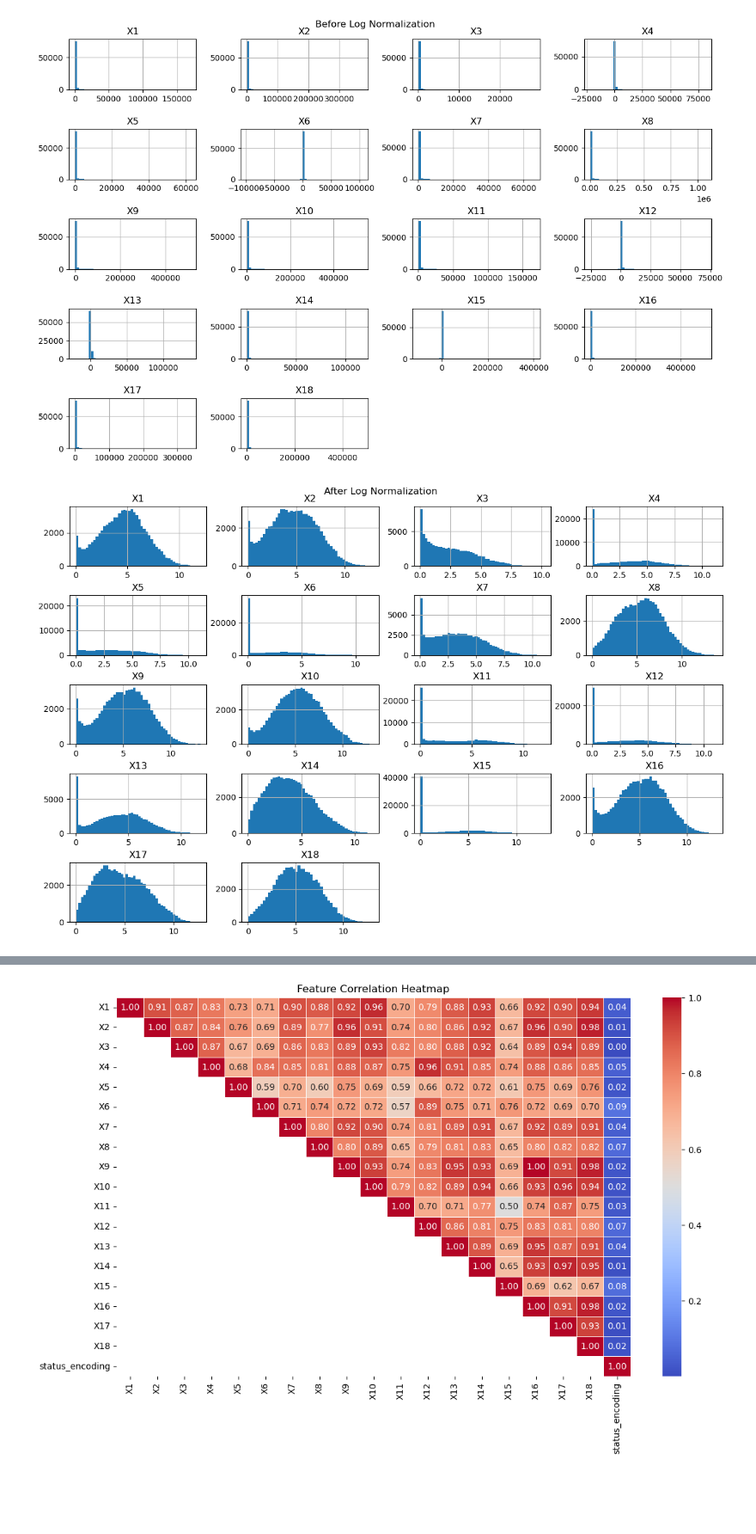
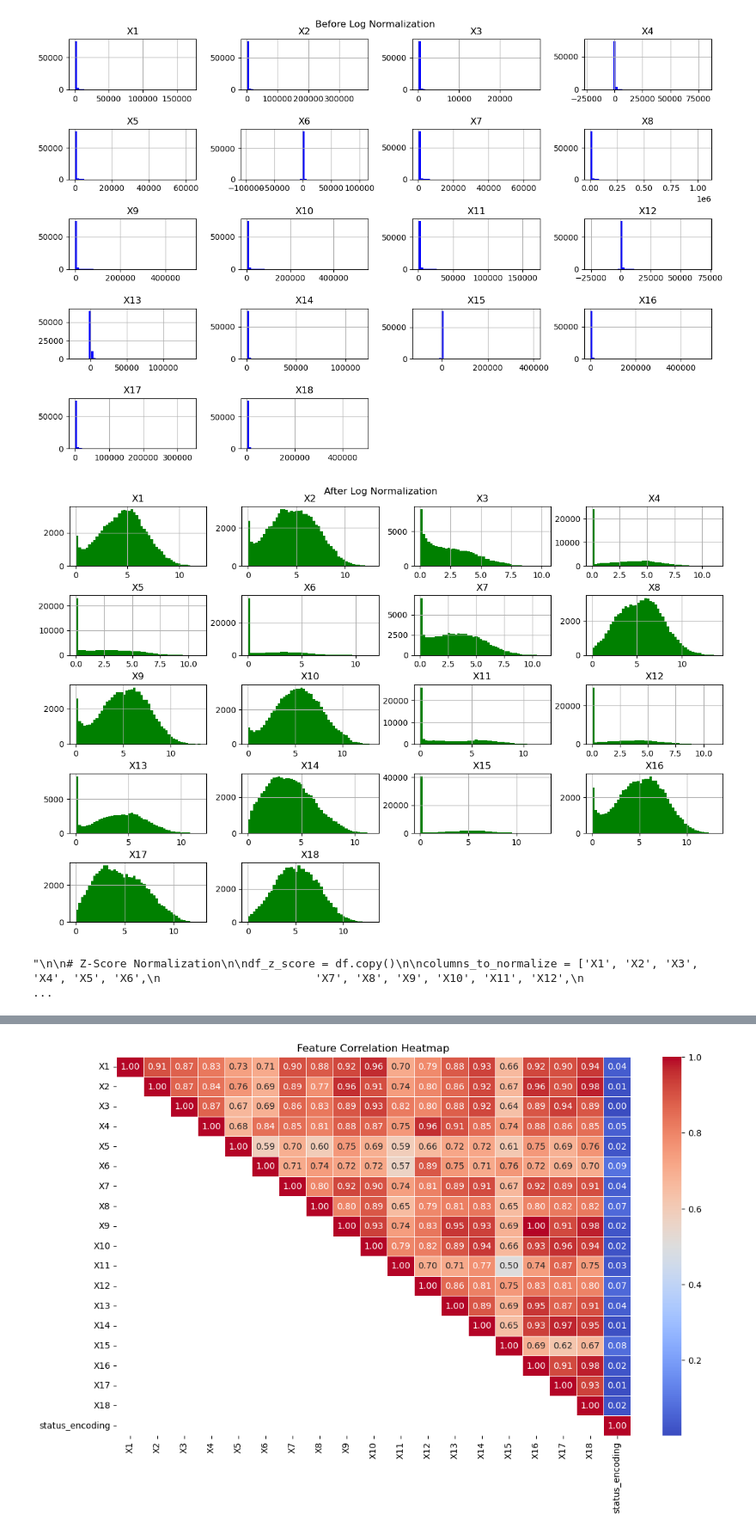
Before and after one commit to dovelover145/Bankruptcy-Prediction, a Jupyter notebook: bankruptcy_pred.ipynb, the cells around one changed output, grey strips where cells are left out. Shown at 86% size. Saved outputs shown, nothing was run; the diff lists cells and outputs as text; code cells hidden in the pictures; blank space fills up the shorter version.

```diff
--- a/bankruptcy_pred.ipynb
+++ b/bankruptcy_pred.ipynb
@@ -173,36 +194,68 @@ plt.show()
 # %%
 # Log Normalization (Works the Best Out of all the Normalization Techniques Used)
 
 df_log = df.copy()
 
 columns_to_normalize = ['X1', 'X2', 'X3', 'X4', 'X5', 'X6',
                        'X7', 'X8', 'X9', 'X10', 'X11', 'X12',
                        'X13', 'X14', 'X15', 'X16', 'X17', 'X18']
 
 # Visualize the data before applying the transformation
-df_log[columns_to_normalize].hist(bins=50, figsize=(12, 8))
+df_log[columns_to_normalize].hist(bins=50, figsize=(12, 8), color='blue')
 plt.suptitle('Before Log Normalization')
 plt.tight_layout(pad=0.5)
 plt.show()
 
 # Apply the log transformation
 for column in columns_to_normalize:
     df_log[column] = df_log[column].apply(lambda x: np.log1p(x) if x > 0 else 0)
 
 # Replace any remaining inf values with NaN
 df_log.replace([np.inf, -np.inf], np.nan, inplace=True)
 
 # Visualize the data after the transformation
-df_log[columns_to_normalize].hist(bins=50, figsize=(12, 8))
+df_log[columns_to_normalize].hist(bins=50, figsize=(12, 8), color='green')
 plt.suptitle('After Log Normalization')
 plt.tight_layout(pad=0.5)
 plt.show()
 
 # df is now the original dataframe with log-transformed values
 df = df_log
 # %% [output]
-[figure, old version]
+[figure, new version]
-[figure, old version]
+[figure, new version]
+# %%
+"""
+
+# Z-Score Normalization
+
+df_z_score = df.copy()
+
+columns_to_normalize = ['X1', 'X2', 'X3', 'X4', 'X5', 'X6',
+                       'X7', 'X8', 'X9', 'X10', 'X11', 'X12',
+                       'X13', 'X14', 'X15', 'X16', 'X17', 'X18']
+
+# Visualize the data before the transformation
+df_z_score[columns_to_normalize].hist(bins=50, figsize=(12, 8))
+plt.suptitle('Before Z-Score Normalization')
+plt.tight_layout(pad=0.5)
+plt.show()
+
+# Apply the z-score transformation
+for column in columns_to_normalize:
+    mean = df_z_score[column].mean()
+    std = df_z_score[column].std()
+    df_z_score[column] = (df_z_score[column] - mean) / std
+
+# Visualize the data after the transformation
+df_z_score[columns_to_normalize].hist(bins=50, figsize=(12, 8))
+plt.suptitle('After Z-Score Normalization')
+plt.tight_layout(pad=0.5)
+plt.show()
+
+"""
+# %% [output]
+"\n\n# Z-Score Normalization\n\ndf_z_score = df.copy()\n\ncolumns_to_normalize = ['X1', 'X2', 'X3', 'X4', 'X5', 'X6',\n                       'X7', 'X8', 'X9', 'X10', 'X11', 'X12',\n                   ...
 # %%
 # Outlier Detection
 
```
Also changed, not shown: parts of 16 cells of this notebook.
